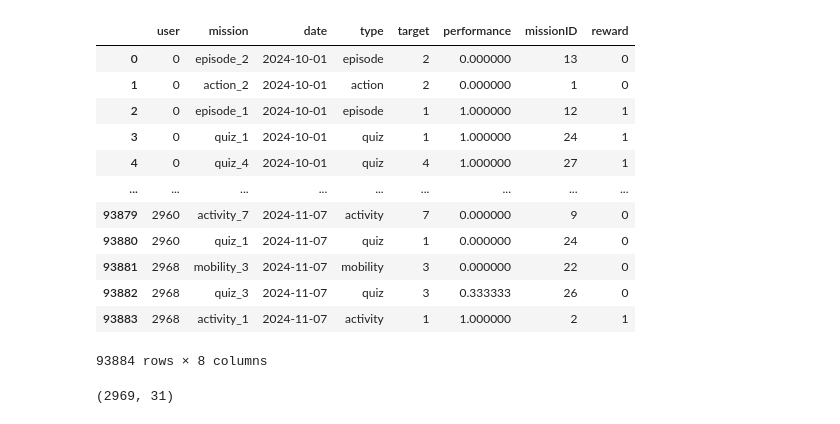
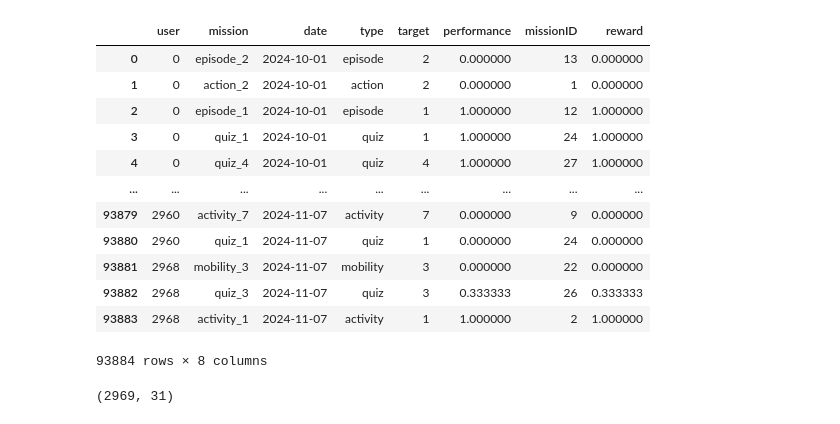
Before and after one commit to rik1599/recsys4good, a Jupyter notebook: bandit.ipynb, the cells around one changed output. Cells and saved outputs as stored; diff of their text form; code cells hidden in the pictures.

```diff
--- a/bandit.ipynb
+++ b/bandit.ipynb
@@ -1,39 +1,45 @@
 # %%
 import pandas as pd
 
 df = pd.concat((
     pd.read_csv('./data/October_missions_full.csv'),
     pd.read_csv('./data/November_1stW_missions_full.csv')
 ), ignore_index=True)
 
 df['mission'] = df['type'] + '_' + df['target'].astype(str)
 
 df = df[['user', 'mission', 'createdAtT', 'type', 'target', 'performance']]
 df['createdAtT'] = pd.to_datetime(df['createdAtT'], unit='ms').dt.date
 df = df.groupby('user').filter(lambda x: len(x['createdAtT'].unique()) > 1)
 
 df['user'] = df['user'].astype('category').cat.codes
 df['mission'] = df['mission'].astype('category')
 df['missionID'] = df['mission'].cat.codes
 df['type'] = df['type'].astype('category')
-df['reward'] = df['performance'].apply(lambda x: 0.7 <= x <= 1.05).astype(int)
+
+def reward(x):
+    if x <= 1:
+        return x
+    return 2 - x**2
+
+df['reward'] = df['performance'].apply(reward)
 df.rename(columns={'createdAtT': 'date'}, inplace=True)
 
 df.sort_values(by=['date', 'user'], inplace=True, ignore_index=True)
 df
 # %% [output]
 |  | user | mission | date | type | target | performance | missionID | reward |
-| 0 | 0 | episode_2 | 2024-10-01 | episode | 2 | 0.000000 | 13 | 0 |
-| 1 | 0 | action_2 | 2024-10-01 | action | 2 | 0.000000 | 1 | 0 |
-| 2 | 0 | episode_1 | 2024-10-01 | episode | 1 | 1.000000 | 12 | 1 |
-| 3 | 0 | quiz_1 | 2024-10-01 | quiz | 1 | 1.000000 | 24 | 1 |
-| 4 | 0 | quiz_4 | 2024-10-01 | quiz | 4 | 1.000000 | 27 | 1 |
+| 0 | 0 | episode_2 | 2024-10-01 | episode | 2 | 0.000000 | 13 | 0.000000 |
+| 1 | 0 | action_2 | 2024-10-01 | action | 2 | 0.000000 | 1 | 0.000000 |
+| 2 | 0 | episode_1 | 2024-10-01 | episode | 1 | 1.000000 | 12 | 1.000000 |
+| 3 | 0 | quiz_1 | 2024-10-01 | quiz | 1 | 1.000000 | 24 | 1.000000 |
+| 4 | 0 | quiz_4 | 2024-10-01 | quiz | 4 | 1.000000 | 27 | 1.000000 |
 | ... | ... | ... | ... | ... | ... | ... | ... | ... |
-| 93879 | 2960 | activity_7 | 2024-11-07 | activity | 7 | 0.000000 | 9 | 0 |
-| 93880 | 2960 | quiz_1 | 2024-11-07 | quiz | 1 | 0.000000 | 24 | 0 |
-| 93881 | 2968 | mobility_3 | 2024-11-07 | mobility | 3 | 0.000000 | 22 | 0 |
-| 93882 | 2968 | quiz_3 | 2024-11-07 | quiz | 3 | 0.333333 | 26 | 0 |
-| 93883 | 2968 | activity_1 | 2024-11-07 | activity | 1 | 1.000000 | 2 | 1 |
+| 93879 | 2960 | activity_7 | 2024-11-07 | activity | 7 | 0.000000 | 9 | 0.000000 |
+| 93880 | 2960 | quiz_1 | 2024-11-07 | quiz | 1 | 0.000000 | 24 | 0.000000 |
+| 93881 | 2968 | mobility_3 | 2024-11-07 | mobility | 3 | 0.000000 | 22 | 0.000000 |
+| 93882 | 2968 | quiz_3 | 2024-11-07 | quiz | 3 | 0.333333 | 26 | 0.333333 |
+| 93883 | 2968 | activity_1 | 2024-11-07 | activity | 1 | 1.000000 | 2 | 1.000000 |
 93884 rows × 8 columns
 # %%
 n_users = df['user'].nunique()
```
Also changed, not shown: parts of 3 cells of this notebook, 5 other files.
